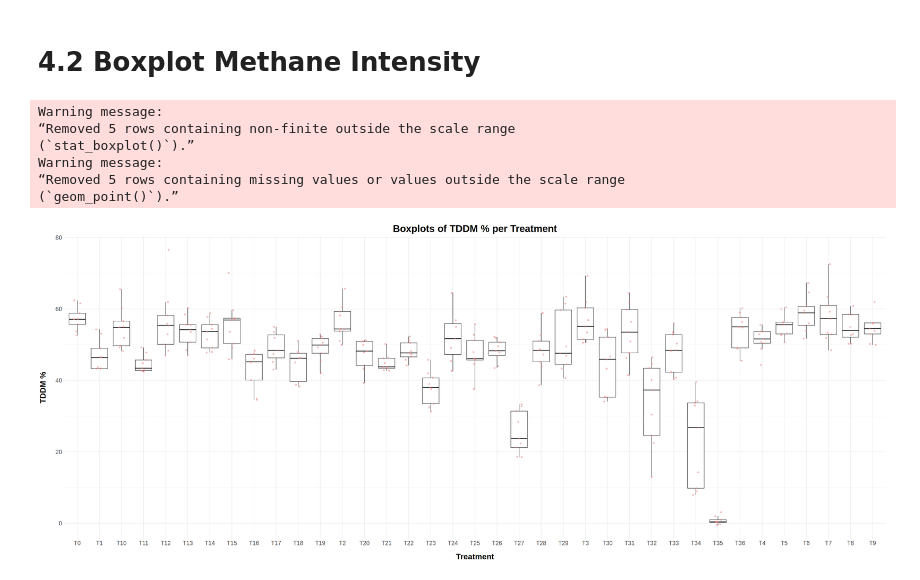
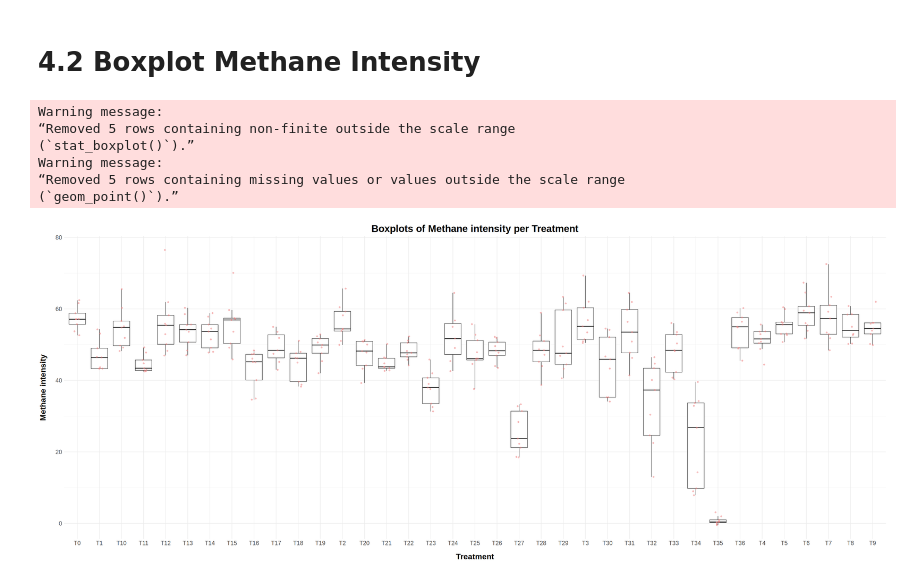
Before and after one commit to maurope/lmf, a Jupyter notebook: notebooks/2026/2026_09_11_R_bios_diets_anaylisis_for_alejandra.ipynb, the cells around one changed output. Saved outputs shown, nothing was run; the diff lists cells and outputs as text; code cells hidden in the pictures.

```diff
--- a/notebooks/2026/2026_09_11_R_bios_diets_anaylisis_for_alejandra.ipynb
+++ b/notebooks/2026/2026_09_11_R_bios_diets_anaylisis_for_alejandra.ipynb
@@ -101,22 +101,22 @@ Warning message:
 # %%
 options(repr.plot.width=30, repr.plot.height=12)
 ggplot(df, aes(x = Treatment, y = CH4_ml_g_DMD._24h)) +
       geom_boxplot(outlier.shape = NA) +
       geom_jitter(width = 0.15, alpha = 0.5, color = "lightcoral") +
-      labs(title = "Boxplots of Methane intensity per Treatment", x = "Treatment", y = "TDDM %") +
+      labs(title = "Boxplots of Methane intensity per Treatment", x = "Treatment", y = "Methane intensity") +
       theme_minimal() +
       theme(
         plot.title = element_text(size = 25, face = "bold", hjust = 0.5),
         axis.title.x = element_text(size = 20, face = "bold",  margin = margin(t = 20)),
         axis.title.y = element_text(size = 20, face = "bold",  margin = margin(r = 20)),
         axis.text.x = element_text(size = 15),
         axis.text.y = element_text(size = 15)
       )
 # %% [output]
 Warning message:
 “Removed 5 rows containing non-finite outside the scale range
 (`stat_boxplot()`).”
 Warning message:
 “Removed 5 rows containing missing values or values outside the scale range
 (`geom_point()`).”
-[figure, old version]
+[figure, new version]
```
Also changed, not shown: 1 other file.
